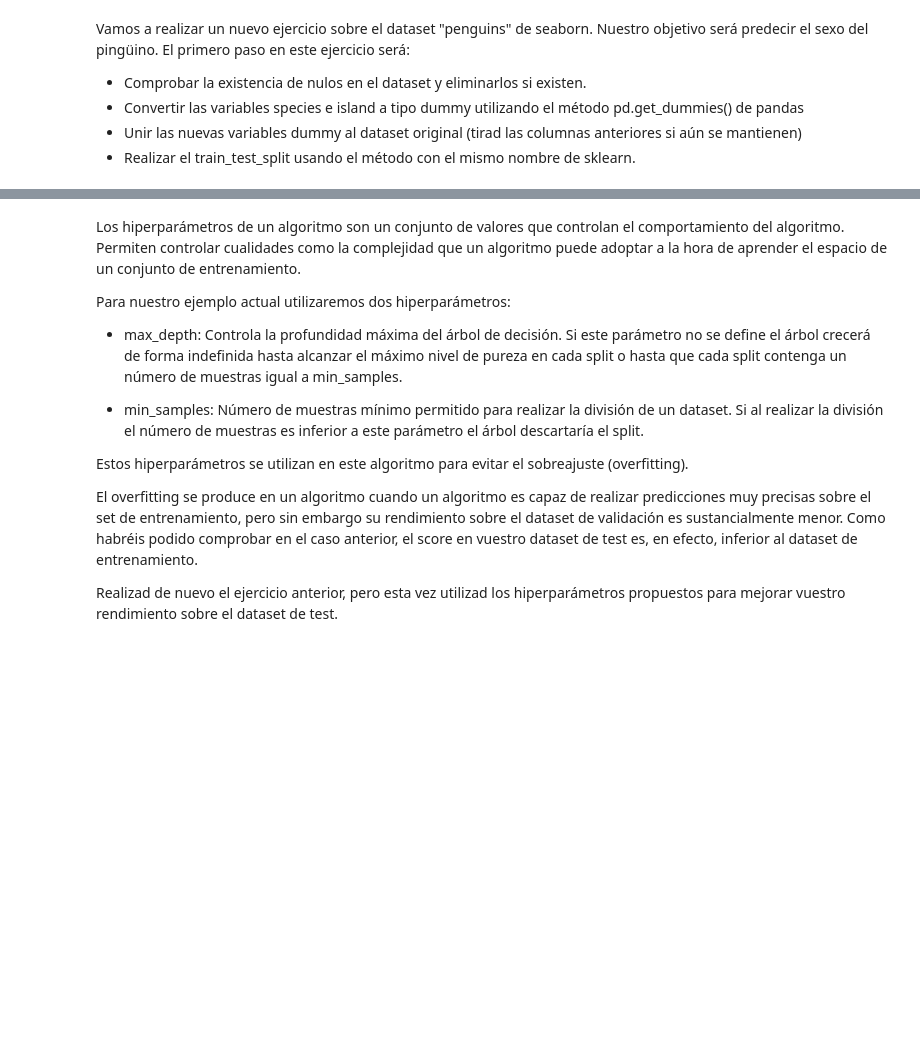
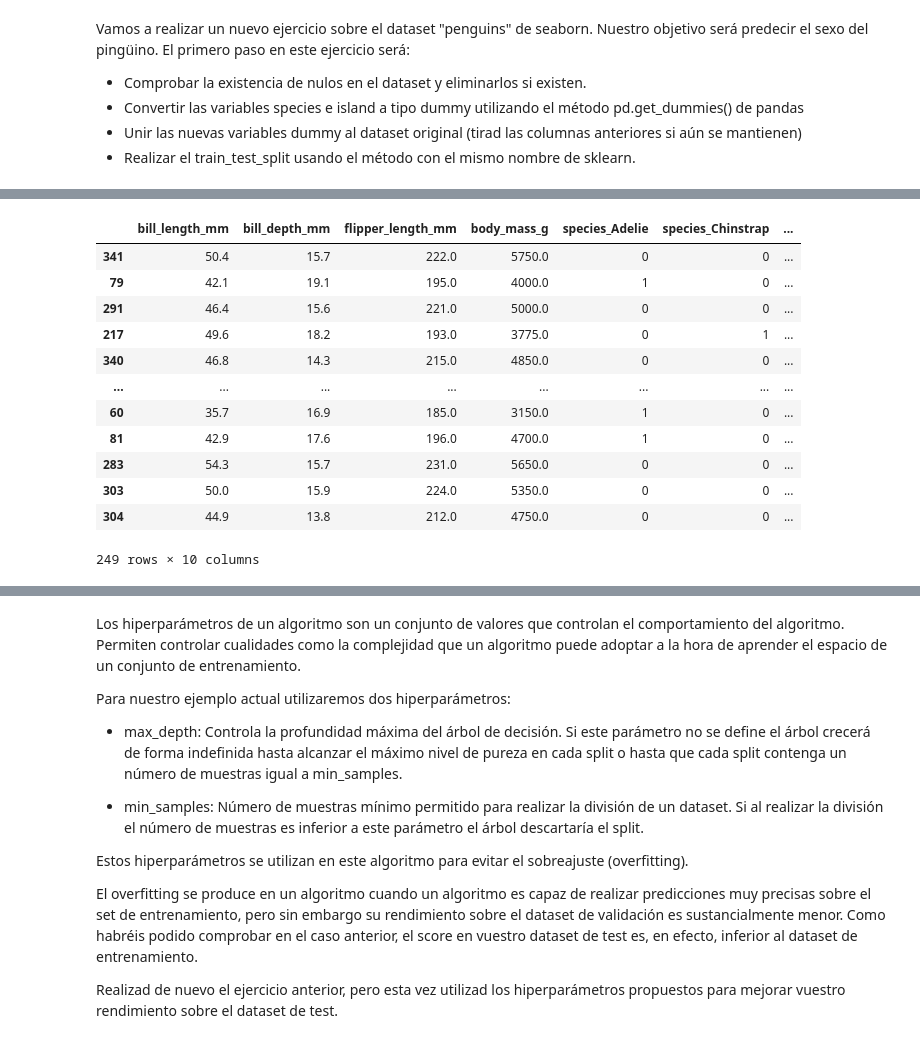
Before and after one commit to AnnaSkrb/IDAL_IA3_Anna, a Jupyter notebook: Copia_de_Decision_trees.ipynb, the cells around one changed output, grey strips where cells are left out. Drawn from its saved outputs; the diff is of its cells as text; code cells hidden in the pictures; blank space fills up the shorter version.

```diff
--- a/Copia_de_Decision_trees.ipynb
+++ b/Copia_de_Decision_trees.ipynb
@@ -195,0 +223,16 @@ dataset = sns.load_dataset("penguins")
+# %%
+X_train
+# %% [output]
+|  | bill_length_mm | bill_depth_mm | flipper_length_mm | body_mass_g | species_Adelie | species_Chinstrap | ... |
+| 341 | 50.4 | 15.7 | 222.0 | 5750.0 | 0 | 0 | ... |
+| 79 | 42.1 | 19.1 | 195.0 | 4000.0 | 1 | 0 | ... |
+| 291 | 46.4 | 15.6 | 221.0 | 5000.0 | 0 | 0 | ... |
+| 217 | 49.6 | 18.2 | 193.0 | 3775.0 | 0 | 1 | ... |
+| 340 | 46.8 | 14.3 | 215.0 | 4850.0 | 0 | 0 | ... |
+| ... | ... | ... | ... | ... | ... | ... | ... |
+| 60 | 35.7 | 16.9 | 185.0 | 3150.0 | 1 | 0 | ... |
+| 81 | 42.9 | 17.6 | 196.0 | 4700.0 | 1 | 0 | ... |
+| 283 | 54.3 | 15.7 | 231.0 | 5650.0 | 0 | 0 | ... |
+| 303 | 50.0 | 15.9 | 224.0 | 5350.0 | 0 | 0 | ... |
+| 304 | 44.9 | 13.8 | 212.0 | 4750.0 | 0 | 0 | ... |
+249 rows × 10 columns
```
Also changed, not shown: parts of 17 cells of this notebook.
